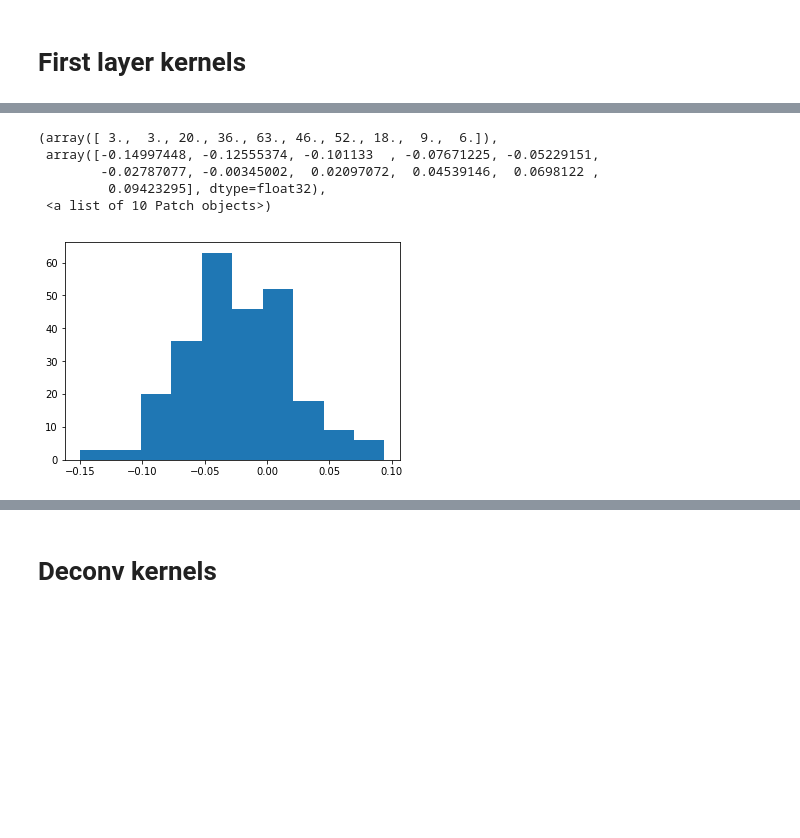
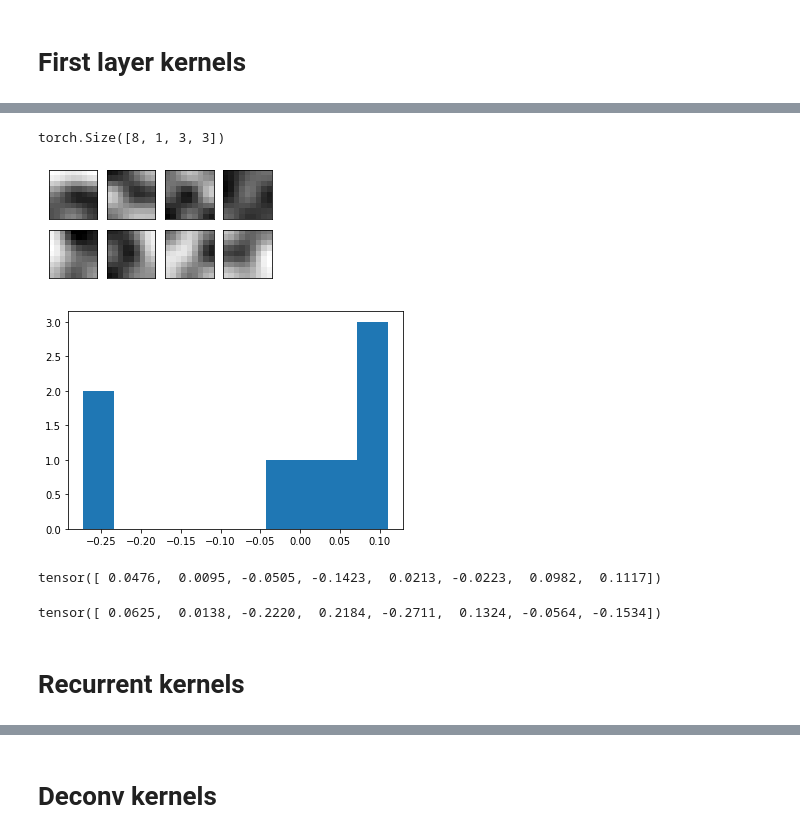
Before and after one commit to stathius/wave_propagation, a Jupyter notebook: notebooks/Viz - Causal LSTM filters and internal states.ipynb, the cells around one changed output, grey strips where cells are left out. Cells and saved outputs as stored; diff of their text form; code cells hidden in the pictures; blank space fills up the shorter version.

```diff
--- a/notebooks/Viz - Causal LSTM filters and internal states.ipynb
+++ b/notebooks/Viz - Causal LSTM filters and internal states.ipynb
@@ -75,2 +52,27 @@ PredRNNPP(
+# %%
+import scipy as scp
+def show_kernels(param, lines, rows, interp='nearest', feature_map=0, deconv=False):
+    p0 = params[param+'.weight']
+    print(p0.size())
+    fig, axarr = plt.subplots(lines, rows, figsize=(rows, lines))
+
+    for i in range(lines):
+        for k in range(rows):
+            kk = i * rows + k
+            if kk < p0.size(0 if deconv else 1):
+                img = p0[kk, feature_map, :] if deconv else p0[feature_map, kk, :]
+                img = scp.ndimage.zoom(img, zoom=3)
+                axarr[i, k].imshow(img, cmap='gray', interpolation=interp, vmin=p0.min(), vmax=p0.max())
+            axarr[i, k].set_yticks([])
+            axarr[i, k].set_xticks([])
+    plt.show()
+# %%
+def mean_activation_histogram(param, deconv=False):
+    p0 = params[param+'.weight']
+    p0b = params[param+'.bias']
+    dim = (0,2,3) if deconv else (1,2,3)
+    pp = p0.mean(dim) + p0b
+    plt.hist(pp)
+    plt.show()
 # %% [markdown]
 # First layer kernels
@@ -112,9 +79,22 @@ plt.hist(p0f)
-# %%
-plt.hist(p0b)
-# %% [output]
-(array([ 3.,  3., 20., 36., 63., 46., 52., 18.,  9.,  6.]),
- array([-0.14997448, -0.12555374, -0.101133  , -0.07671225, -0.05229151,
-        -0.02787077, -0.00345002,  0.02097072,  0.04539146,  0.0698122 ,
-         0.09423295], dtype=float32),
- <a list of 10 Patch objects>)
-[figure, removed]
+# %%
+lines = 2
+rows = 4
+feature_map = 0
+
+param = 'conv'
+show_kernels(param, lines, rows, interp='nearest', feature_map=feature_map, deconv=True)
+mean_activation_histogram(param,deconv=False)
+# %% [output]
+torch.Size([8, 1, 3, 3])
+[figure, added]
+[figure, added]
+# %%
+params['conv.weight'].mean((1,2,3))
+# %% [output]
+tensor([ 0.0476,  0.0095, -0.0505, -0.1423,  0.0213, -0.0223,  0.0982,  0.1117])
+# %%
+params['conv.bias']
+# %% [output]
+tensor([ 0.0625,  0.0138, -0.2220,  0.2184, -0.2711,  0.1324, -0.0564, -0.1534])
+# %% [markdown]
+# Recurrent kernels
```
Also changed, not shown: parts of 38 cells of this notebook, 4 other files.
